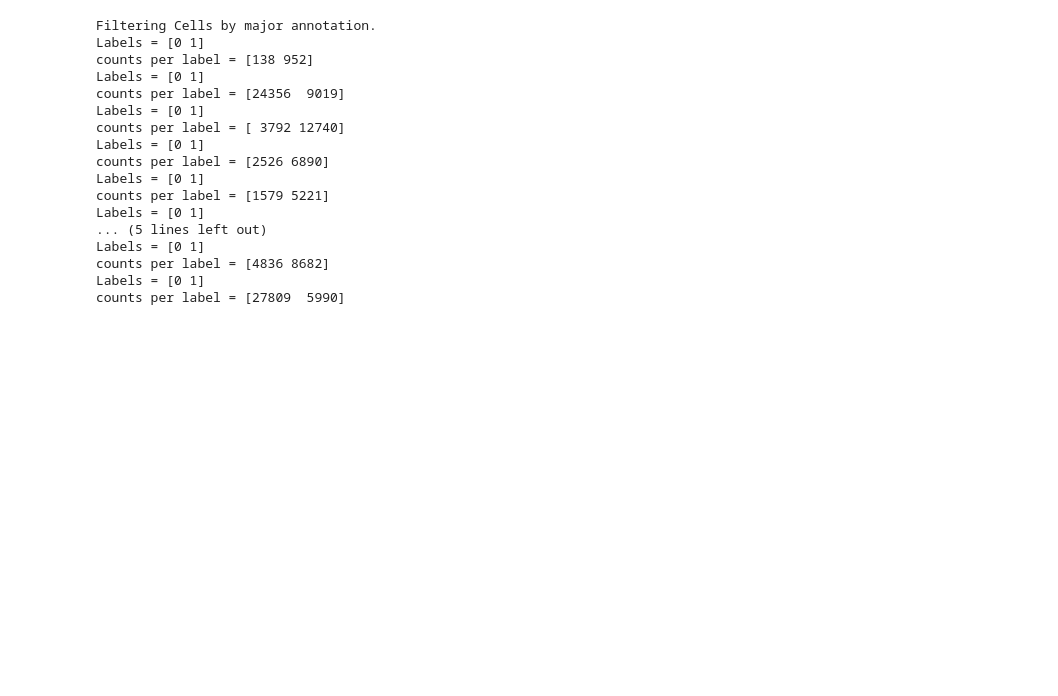
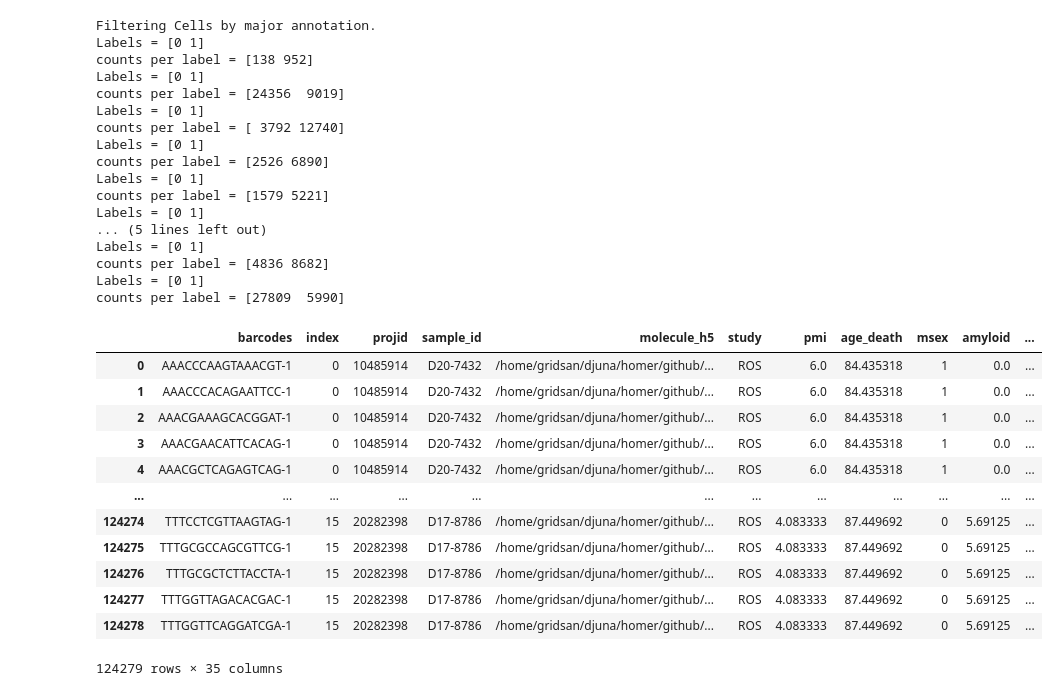
Before and after one commit to djunamay/ABCA7lof2, a Jupyter notebook: 05-single_cell_qc_anno.ipynb, the cells around one changed output. Cells and saved outputs as stored; diff of their text form; code cells hidden in the pictures; blank space fills up the shorter version.

```diff
--- a/4-single_cell_qc_anno.ipynb
+++ b/05-single_cell_qc_anno.ipynb
@@ -121,3 +122,19 @@ np.save('./processed_data/single_cell/marker_indices.npy', marker_indices)
 # normalize counts
 logcounts = np.memmap('./processed_data/single_cell/filtered_logcounts.npy', mode='w+', shape=filtered_counts.shape, dtype='float')
 log_normalize_counts(filtered_counts, total_counts, logcounts)
+# %%
+df
+# %% [output]
+|  | barcodes | index | projid | sample_id | molecule_h5 | study | pmi | age_death | msex | amyloid | ... |
+| 0 | AAACCCAAGTAAACGT-1 | 0 | 10485914 | D20-7432 | /home/gridsan/djuna/homer/github/... | ROS | 6.0 | 84.435318 | 1 | 0.0 | ... |
+| 1 | AAACCCACAGAATTCC-1 | 0 | 10485914 | D20-7432 | /home/gridsan/djuna/homer/github/... | ROS | 6.0 | 84.435318 | 1 | 0.0 | ... |
+| 2 | AAACGAAAGCACGGAT-1 | 0 | 10485914 | D20-7432 | /home/gridsan/djuna/homer/github/... | ROS | 6.0 | 84.435318 | 1 | 0.0 | ... |
+| 3 | AAACGAACATTCACAG-1 | 0 | 10485914 | D20-7432 | /home/gridsan/djuna/homer/github/... | ROS | 6.0 | 84.435318 | 1 | 0.0 | ... |
+| 4 | AAACGCTCAGAGTCAG-1 | 0 | 10485914 | D20-7432 | /home/gridsan/djuna/homer/github/... | ROS | 6.0 | 84.435318 | 1 | 0.0 | ... |
+| ... | ... | ... | ... | ... | ... | ... | ... | ... | ... | ... | ... |
+| 124274 | TTTCCTCGTTAAGTAG-1 | 15 | 20282398 | D17-8786 | /home/gridsan/djuna/homer/github/... | ROS | 4.083333 | 87.449692 | 0 | 5.69125 | ... |
+| 124275 | TTTGCGCCAGCGTTCG-1 | 15 | 20282398 | D17-8786 | /home/gridsan/djuna/homer/github/... | ROS | 4.083333 | 87.449692 | 0 | 5.69125 | ... |
+| 124276 | TTTGCGCTCTTACCTA-1 | 15 | 20282398 | D17-8786 | /home/gridsan/djuna/homer/github/... | ROS | 4.083333 | 87.449692 | 0 | 5.69125 | ... |
+| 124277 | TTTGGTTAGACACGAC-1 | 15 | 20282398 | D17-8786 | /home/gridsan/djuna/homer/github/... | ROS | 4.083333 | 87.449692 | 0 | 5.69125 | ... |
+| 124278 | TTTGGTTCAGGATCGA-1 | 15 | 20282398 | D17-8786 | /home/gridsan/djuna/homer/github/... | ROS | 4.083333 | 87.449692 | 0 | 5.69125 | ... |
+124279 rows × 35 columns
```
Also changed, not shown: parts of 1 cell of this notebook, 14 other files.
